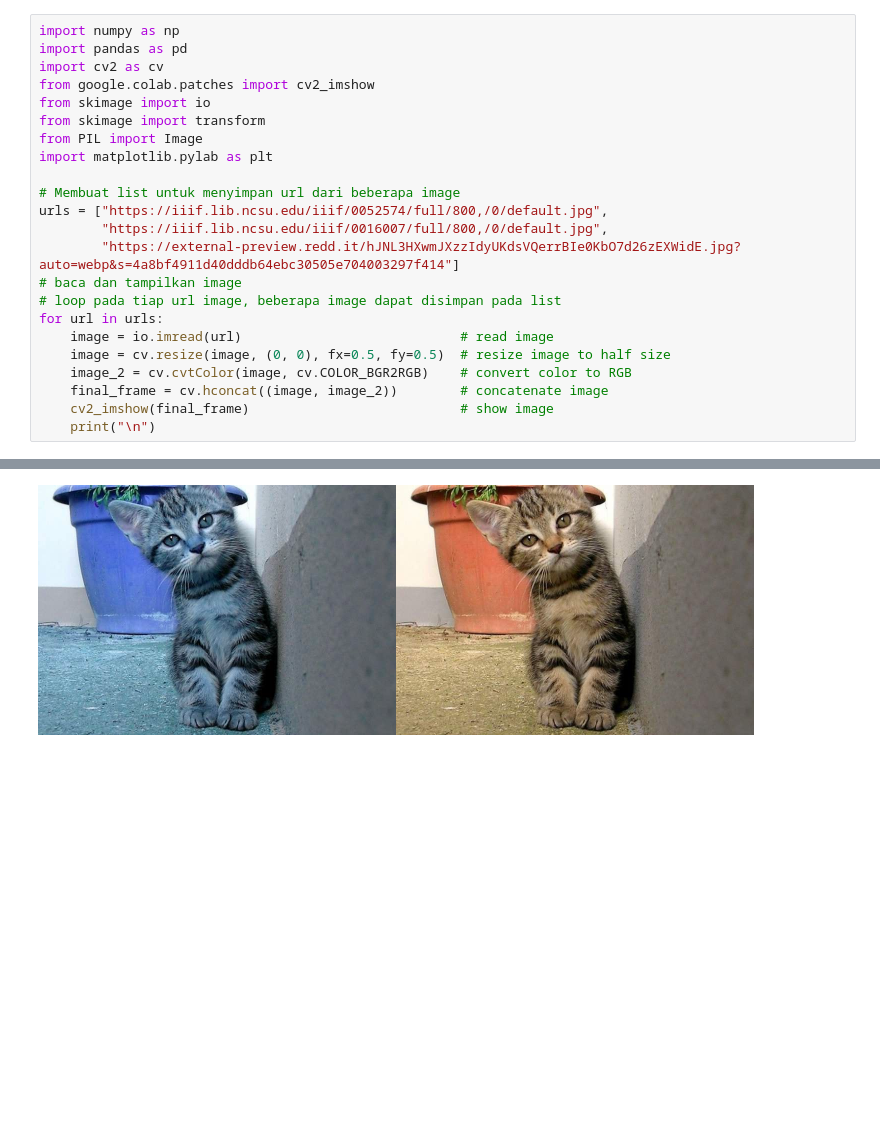
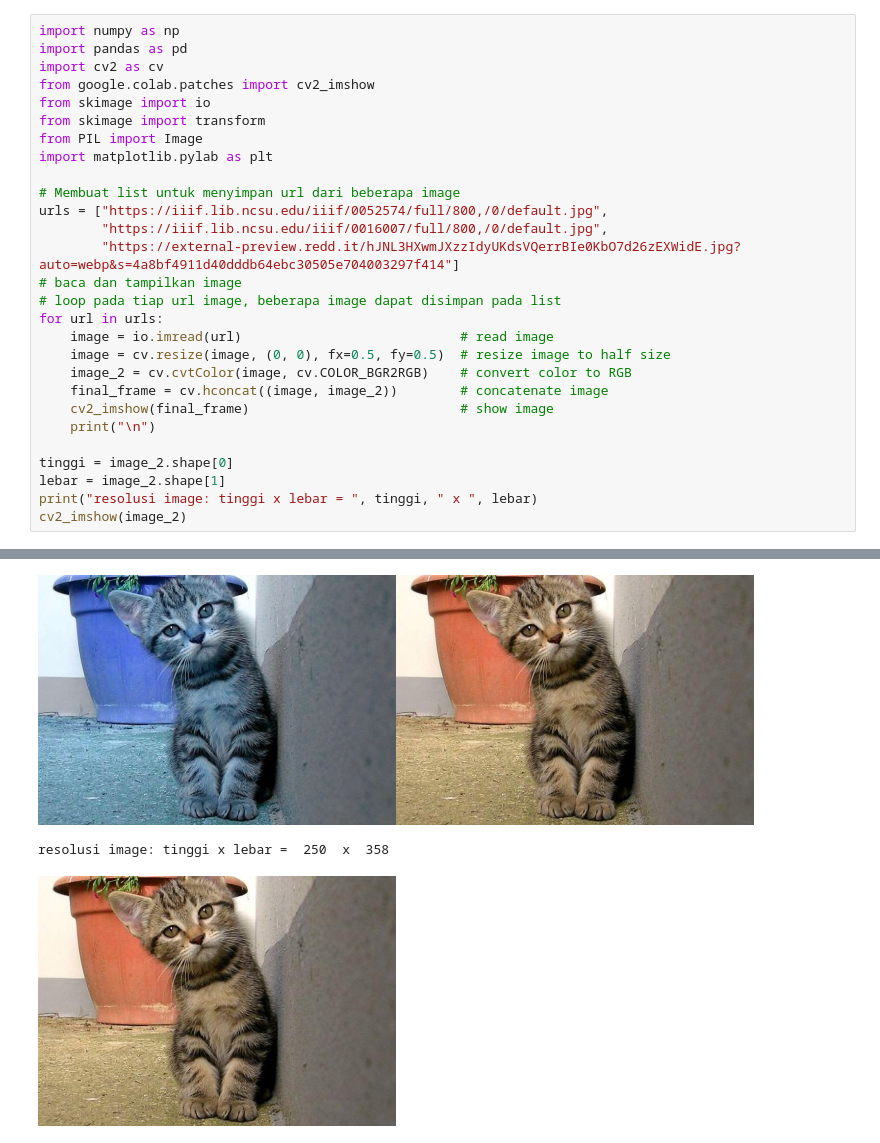
Before and after one commit to Mufliha-Hafsyah/PCVK_Ganjil_2026, a Jupyter notebook: latihan_integrasi.ipynb, the cells around one changed output, grey strips where cells are left out. Saved outputs shown, nothing was run; the diff lists cells and outputs as text; blank space fills up the shorter version.

Commit message:
feat: tampilkan resolusi image (tinggi x lebar) menggunakan shape

```diff
--- a/latihan_integrasi.ipynb
+++ b/latihan_integrasi.ipynb
@@ -3,27 +3,34 @@
 # %%
 import numpy as np
 import pandas as pd
 import cv2 as cv
 from google.colab.patches import cv2_imshow
 from skimage import io
 from skimage import transform
 from PIL import Image
 import matplotlib.pylab as plt
 
 # Membuat list untuk menyimpan url dari beberapa image
 urls = ["https://iiif.lib.ncsu.edu/iiif/0052574/full/800,/0/default.jpg",
         "https://iiif.lib.ncsu.edu/iiif/0016007/full/800,/0/default.jpg",
         "https://external-preview.redd.it/hJNL3HXwmJXzzIdyUKdsVQerrBIe0KbO7d26zEXWidE.jpg?auto=webp&s=4a8bf4911d40dddb64ebc30505e704003297f414"]
 # baca dan tampilkan image
 # loop pada tiap url image, beberapa image dapat disimpan pada list
 for url in urls:
     image = io.imread(url)                            # read image
     image = cv.resize(image, (0, 0), fx=0.5, fy=0.5)  # resize image to half size
     image_2 = cv.cvtColor(image, cv.COLOR_BGR2RGB)    # convert color to RGB
     final_frame = cv.hconcat((image, image_2))        # concatenate image
     cv2_imshow(final_frame)                           # show image
     print("\n")
+
+tinggi = image_2.shape[0]
+lebar = image_2.shape[1]
+print("resolusi image: tinggi x lebar = ", tinggi, " x ", lebar)
+cv2_imshow(image_2)
 # %% [output]
 [figure]
 [figure]
 [figure]
+resolusi image: tinggi x lebar =  250  x  358
+[figure, added]
```
